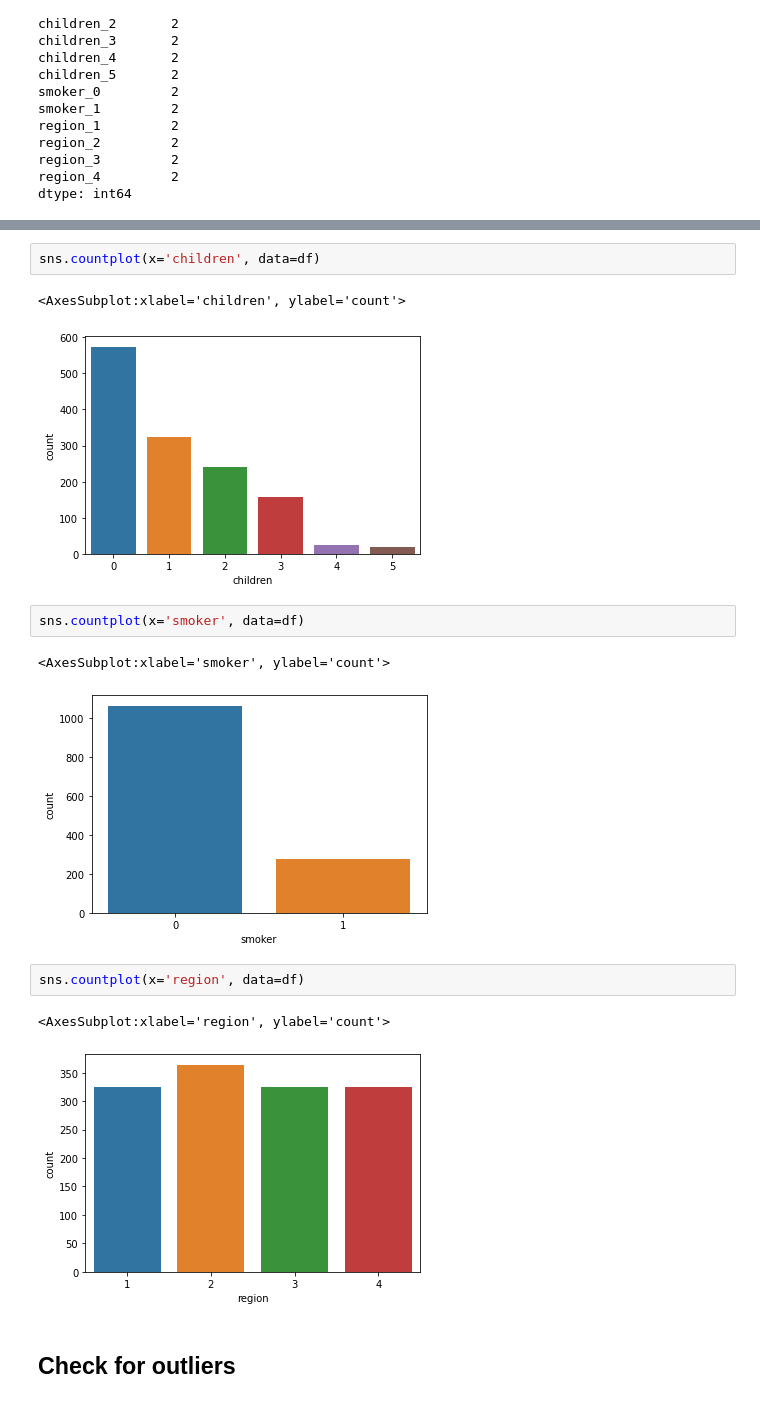
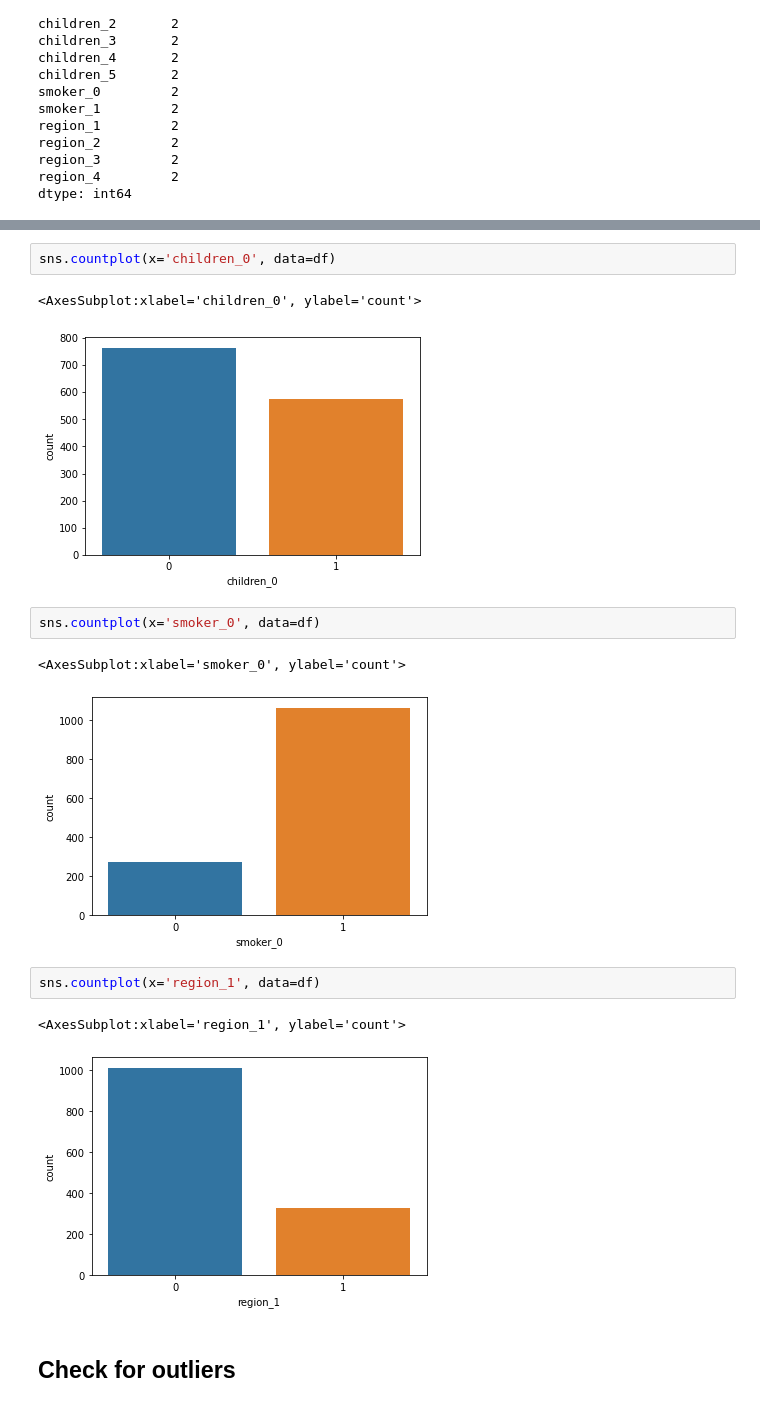
Before and after one commit to Srushanth/Forecast-of-Medical-Insurance-Cost, a Jupyter notebook: Medical_Insurance_Cost_Prediction.ipynb, the cells around one changed output, grey strips where cells are left out. Saved outputs shown, nothing was run; the diff lists cells and outputs as text.

```diff
--- a/Medical_Insurance_Cost_Prediction.ipynb
+++ b/Medical_Insurance_Cost_Prediction.ipynb
@@ -168,18 +171,18 @@ ValueError: Could not interpret input 'sex'
 # %%
-sns.countplot(x='children', data=df)
+sns.countplot(x='children_0', data=df)
 # %% [output]
-<AxesSubplot:xlabel='children', ylabel='count'>
+<AxesSubplot:xlabel='children_0', ylabel='count'>
-[figure, old version]
+[figure, new version]
 # %%
-sns.countplot(x='smoker', data=df)
+sns.countplot(x='smoker_0', data=df)
 # %% [output]
-<AxesSubplot:xlabel='smoker', ylabel='count'>
+<AxesSubplot:xlabel='smoker_0', ylabel='count'>
-[figure, old version]
+[figure, new version]
 # %%
-sns.countplot(x='region', data=df)
+sns.countplot(x='region_1', data=df)
 # %% [output]
-<AxesSubplot:xlabel='region', ylabel='count'>
+<AxesSubplot:xlabel='region_1', ylabel='count'>
-[figure, old version]
+[figure, new version]
 # %% [markdown]
 ## Check for outliers
 # %%
```
Also changed, not shown: parts of 15 cells of this notebook, 1 other file.
